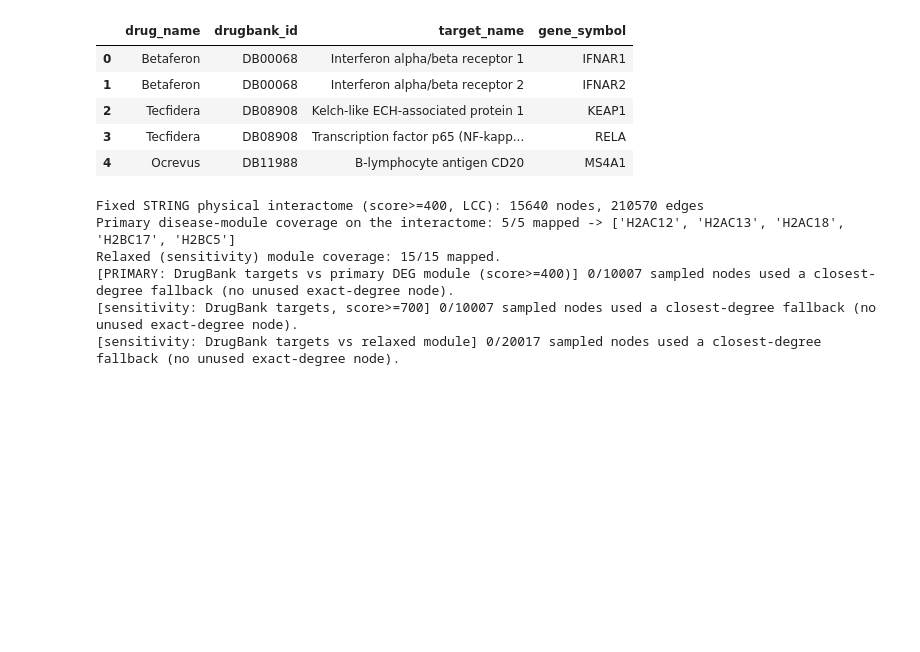
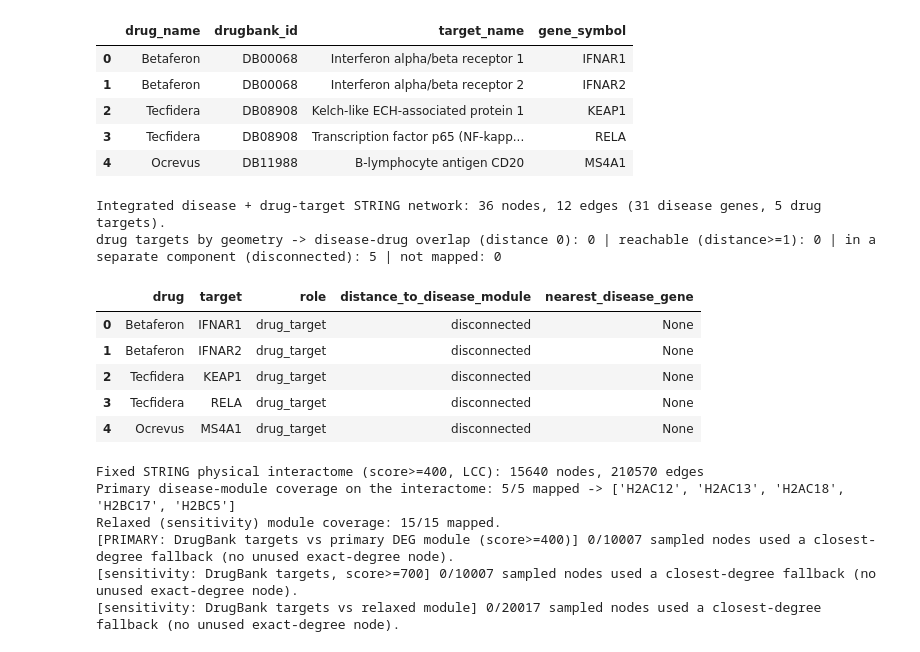
Before and after one commit to ilegul/ms-cd4, a Jupyter notebook: notebooks/BSB_CD4_MS_assignment.ipynb, the cells around one changed output. Cells and saved outputs as stored; diff of their text form; code cells hidden in the pictures; blank space fills up the shorter version.

Commit message:
Add disease-drug network view

```diff
--- a/notebooks/BSB_CD4_MS_assignment.ipynb
+++ b/notebooks/BSB_CD4_MS_assignment.ipynb
@@ -2072,6 +2080,72 @@ DrugBank target sets used for the network analysis: {'Betaferon': ['IFNAR1', 'IF
 | 2 | Tecfidera | DB08908 | Kelch-like ECH-associated protein 1 | KEAP1 |
 | 3 | Tecfidera | DB08908 | Transcription factor p65 (NF-kapp... | RELA |
 | 4 | Ocrevus | DB11988 | B-lymphocyte antigen CD20 | MS4A1 |
+# %%
+# --- Integrated disease + drug-target STRING network: neighbors-selection distance (demo-style) ---
+# Query STRING physical for the union of the protein-coding disease genes (FDR DEGs) and the DrugBank
+# targets, so the targets become nodes. For each target read its neighbors-selection distance to the
+# disease module: 0 = the target is itself a disease gene (disease-drug overlap), 1 = direct neighbour,
+# 2 = second step, etc. This is the small-network geometry view; the formal Guney proximity follows.
+drug_target_all = sorted({t for T in drug_targets.values() for t in T})
+integ_query = sorted(set(deg_pc) | set(drug_target_all))
+edges_int_csv = NET / 'string_edges_integrated.tsv'
+if edges_int_csv.exists() and edges_int_csv.stat().st_size > 50:
+    edges_int = pd.read_csv(edges_int_csv, sep='\t')
+else:
+    edges_int = string_network(integ_query, required_score=400, net_type='physical')
+    edges_int.to_csv(edges_int_csv, sep='\t', index=False)
+pref_int = string_ids(integ_query)                               # query symbol -> STRING preferredName
+disease_pref = {pref_int[g] for g in deg_pc if g in pref_int}
+target_pref  = {pref_int[t] for t in drug_target_all if t in pref_int}
+Gint = nx.Graph(); Gint.add_nodes_from(sorted(set(pref_int.values())))
+for _, e in edges_int.iterrows():
+    Gint.add_edge(e['preferredName_A'], e['preferredName_B'])
+node_role = {}
+for n in Gint.nodes():
+    d, t = n in disease_pref, n in target_pref
+    node_role[n] = 'disease-drug overlap' if (d and t) else 'drug_target' if t else 'disease'
+nx.set_node_attributes(Gint, node_role, 'role')
+nx.write_graphml(Gint, NET / 'integrated_disease_drug_network.graphml')
+
+rows = []
+for drug, T in drug_targets.items():
+    for t in T:
+        p = pref_int.get(t)
+        if p is None or p not in Gint:
+            rows.append({'drug': drug, 'target': t, 'role': 'not mapped',
+                         'distance_to_disease_module': 'not mapped', 'nearest_disease_gene': None}); continue
+        if p in disease_pref:
+            rows.append({'drug': drug, 'target': t, 'role': 'disease-drug overlap',
+                         'distance_to_disease_module': 0, 'nearest_disease_gene': p}); continue
+        sp = nx.single_source_shortest_path_length(Gint, p)
+        near = sorted((sp[g], g) for g in disease_pref if g in sp)
+        if near:
+            rows.append({'drug': drug, 'target': t, 'role': 'drug_target',
+                         'distance_to_disease_module': int(near[0][0]), 'nearest_disease_gene': near[0][1]})
+        else:                                            # in the network but in a separate component
+            rows.append({'drug': drug, 'target': t, 'role': 'drug_target',
+                         'distance_to_disease_module': 'disconnected', 'nearest_disease_gene': None})
+neighbors_dist = pd.DataFrame(rows)
+neighbors_dist.to_csv(NET / 'drug_target_neighbors_distance.csv', index=False)
+_d = neighbors_dist['distance_to_disease_module']
+n_ov  = int((_d == 0).sum())
+n_rch = int(_d.apply(lambda x: isinstance(x, int) and x > 0).sum())
+n_dis = int((_d == 'disconnected').sum())
+n_nm  = int((_d == 'not mapped').sum())
+print(f'Integrated disease + drug-target STRING network: {Gint.number_of_nodes()} nodes, '
+      f'{Gint.number_of_edges()} edges ({len(disease_pref)} disease genes, {len(target_pref)} drug targets).')
+print(f'drug targets by geometry -> disease-drug overlap (distance 0): {n_ov} | reachable (distance>=1): {n_rch} '
+      f'| in a separate component (disconnected): {n_dis} | not mapped: {n_nm}')
+neighbors_dist
+# %% [output]
+Integrated disease + drug-target STRING network: 36 nodes, 12 edges (31 disease genes, 5 drug targets).
+drug targets by geometry -> disease-drug overlap (distance 0): 0 | reachable (distance>=1): 0 | in a separate component (disconnected): 5 | not mapped: 0
+|  | drug | target | role | distance_to_disease_module | nearest_disease_gene |
+| 0 | Betaferon | IFNAR1 | drug_target | disconnected | None |
+| 1 | Betaferon | IFNAR2 | drug_target | disconnected | None |
+| 2 | Tecfidera | KEAP1 | drug_target | disconnected | None |
+| 3 | Tecfidera | RELA | drug_target | disconnected | None |
+| 4 | Ocrevus | MS4A1 | drug_target | disconnected | None |
 # %%
 # --- Guney et al. drug-disease proximity on a fixed human physical interactome ---
 # Reference interactome = STRING v12.0 precomputed 9606 PHYSICAL network (independent of our genes).
```
Also changed, not shown: parts of 4 cells of this notebook, 5 other files.
